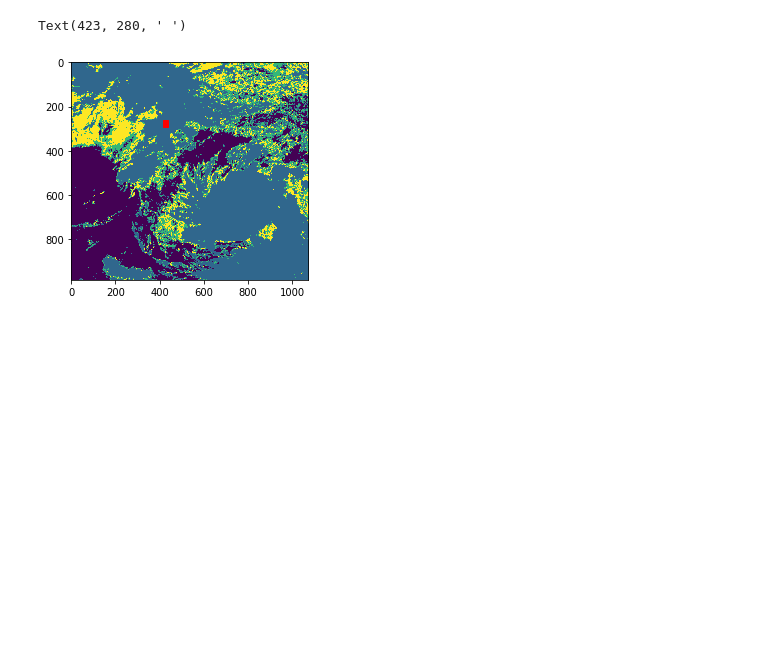
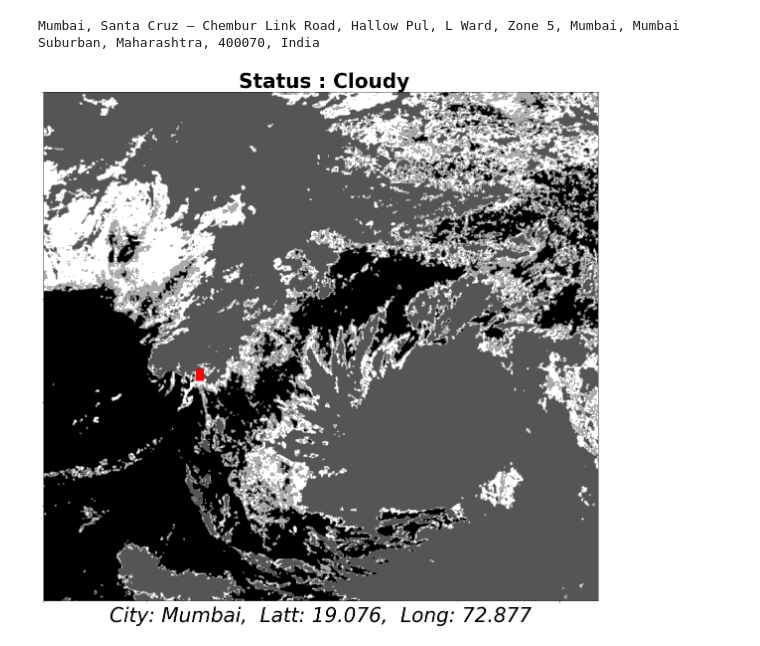
Before and after one commit to hydroinfo-prasad/nm373_megh_varta, a Jupyter notebook: supporting_codes/lat_long.ipynb, the cells around one changed output. Drawn from its saved outputs; the diff is of its cells as text; code cells hidden in the pictures; blank space fills up the shorter version.

```diff
--- a/supporting_codes/lat_long.ipynb
+++ b/supporting_codes/lat_long.ipynb
@@ -14,27 +14,58 @@ def get_location(city):
     return arr
 
 #convert longitude and latitude to corresponding pixels
+def cords_to_pixel(lon, lat):
+    xs = (1074.0/36) * (lon-62.8)
+    ys = 984-((984.0/33) * (lat-4.5))
+    return (xs, ys)
+
 # def cords_to_pixel(lon, lat):
-#     xs = (1074.0/36) * (lon-62.8)
-#     ys = 984-((984.0/33) * (lat-4.5))
-#     return (xs, ys)
-
-def cords_to_pixel(lon, lat):
-    xs, ys= rasterio.transform.rowcol(src.transform,  location['lon'],location['lat'],)
-    return ( ys,xs)
+#     xs, ys= rasterio.transform.rowcol(src.transform,  location['lon'],location['lat'],)
+#     return ( ys,xs)
-# %%
-img = Image.open("CMK_Cropped_16.tif")
-
-#city -> location
-location = get_location("Delhi")
-
-#lon, lat -> pixels
-pixel_cord = cords_to_pixel(location['lon'], location['lat'])
-
-#display
-plt.imshow(np.array(img))
-plt.annotate(' ', xy=pixel_cord, xycoords='data',
-             backgroundcolor='red',fontsize=4)
-# %% [output]
-Text(423, 280, ' ')
-[figure, removed]
+# %%
+geolocator = Nominatim(user_agent="megh_varta")
+location = geolocator.geocode("Nagpur")
+print(location.address)
+# %% [output]
+Mumbai, Santa Cruz – Chembur Link Road, Hallow Pul, L Ward, Zone 5, Mumbai, Mumbai Suburban, Maharashtra, 400070, India
+# %%
+img = Image.open("CMK_Cropped_16.tif")
+ar = np.array(img)
+
+#img2 = Image.open("India_transparent.png")
+#ar1 = np.array(img2)
+
+#city -> location
+city_name="Mumbai"
+location = get_location(city_name)
+
+#lon, lat -> pixels
+pixel_cord = cords_to_pixel(location['lon'], location['lat'])
+mask = ar[int(pixel_cord[0]), int(pixel_cord[1])]
+
+mask_str = ""
+
+if mask == 0:
+    mask_str = "Clear"
+else:
+    mask_str = "Cloudy"
+
+#display
+
+fig2 = plt.figure(figsize = (20,20))
+ax3 = fig2.add_subplot(111)
+x_label = "City: "+ location['city'].split(",")[0] + ",  Latt: " +str(round(location['lat'],3)) + ",  Long: " + str(round(location['lon'],3))
+ax3.set_xlabel(x_label, fontsize=40, style="italic")
+
+# Turn off tick labels
+ax3.set_yticklabels([])
+ax3.set_xticklabels([])
+
+ax3.imshow(ar, cmap='gray')
+ax3.annotate(' ', xy=pixel_cord, xycoords='data',
+             backgroundcolor='red',fontsize=13)
+ax3.set_title(" Status : " + mask_str,fontsize=40, fontweight="bold")
+#plt.savefig("cords.jpg")
+plt.show()
+# %% [output]
+[figure, added]
```
Also changed, not shown: 3 other files.
